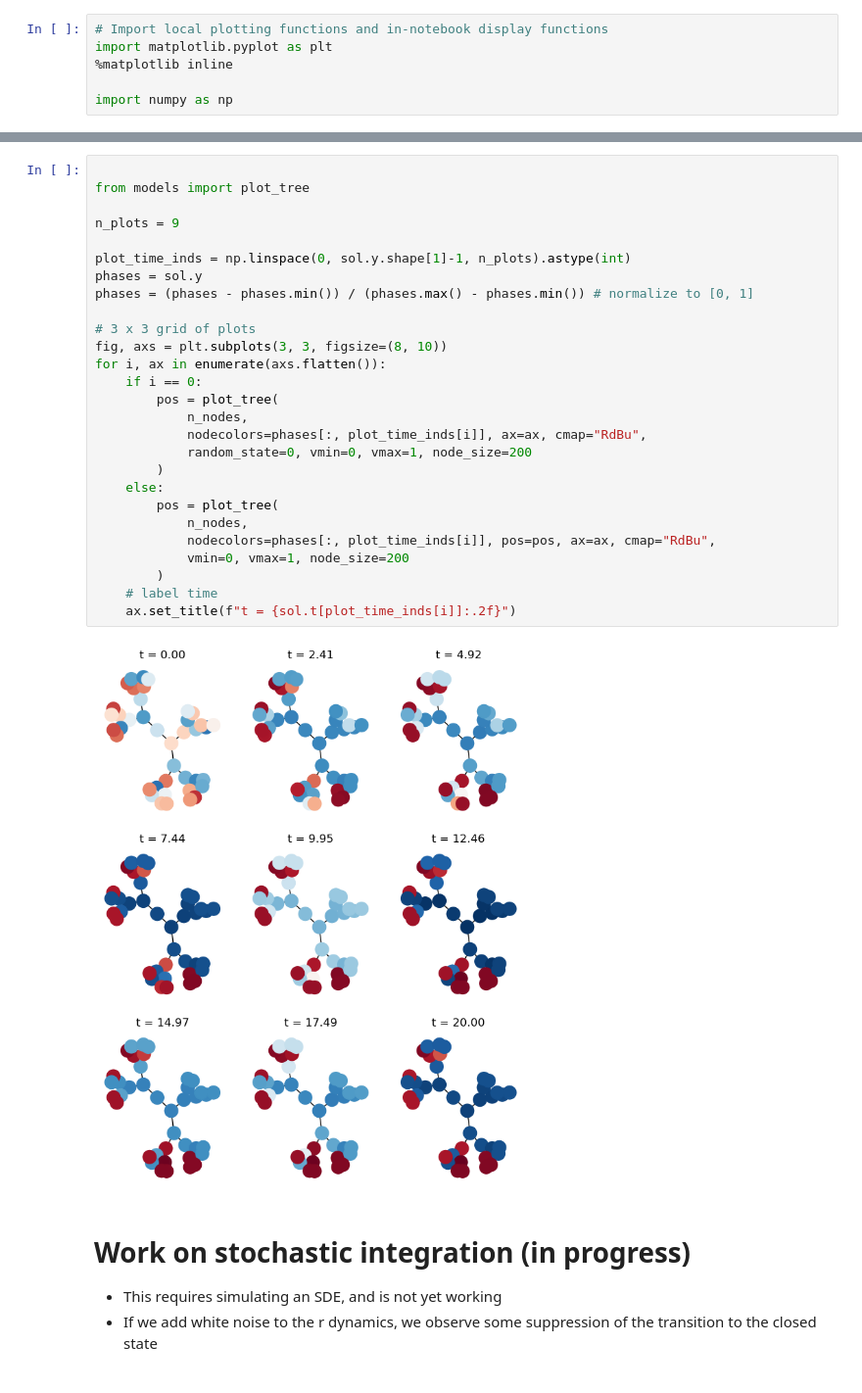
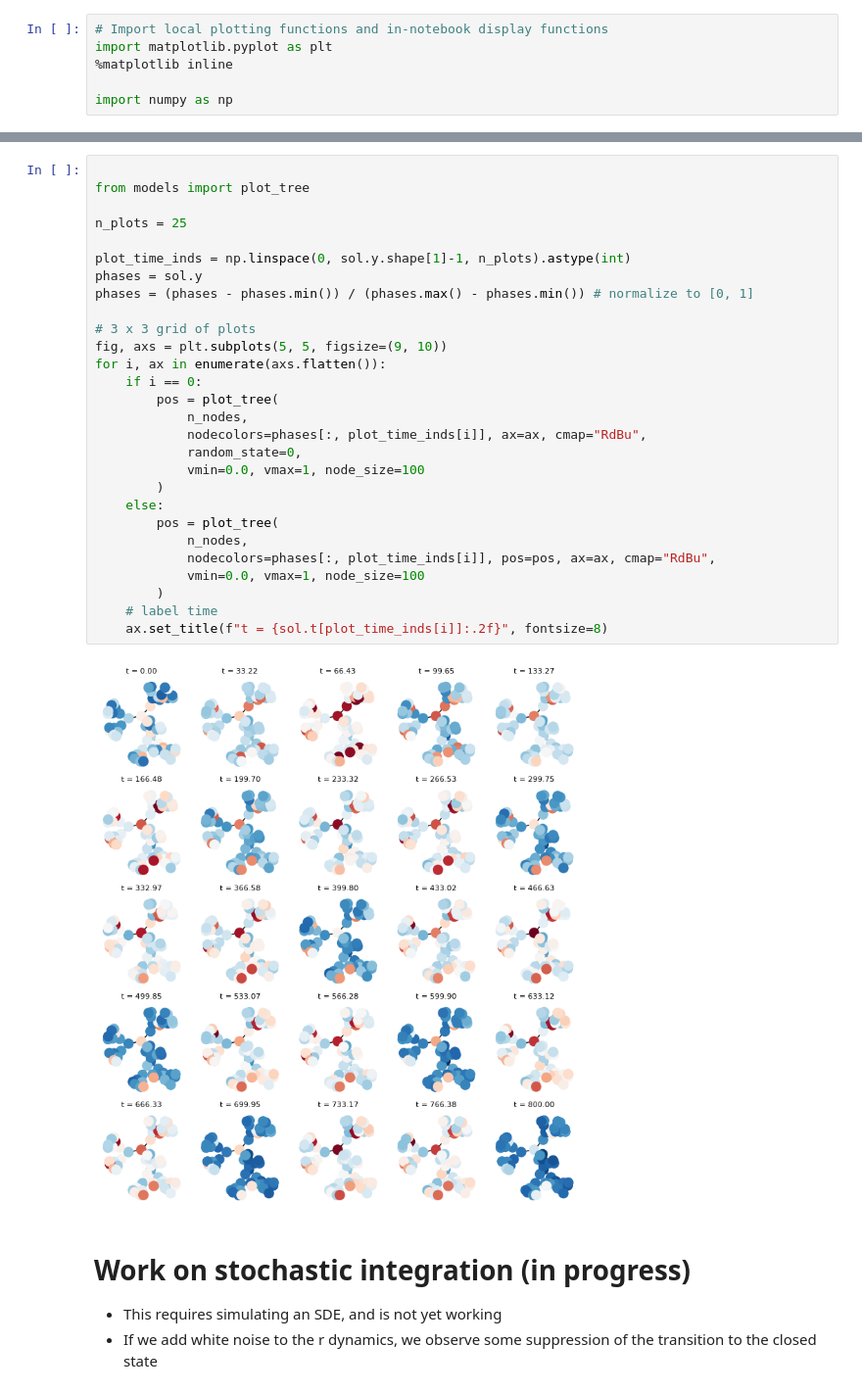
Before and after one commit to williamgilpin/alveoli, a Jupyter notebook: alveoli_model.ipynb, the cells around one changed output, grey strips where cells are left out. Shown: that part at 98% size. Saved outputs shown, nothing was run; the diff lists cells and outputs as text.

```diff
--- a/alveoli_model.ipynb
+++ b/alveoli_model.ipynb
@@ -93,32 +174,33 @@ Text(0, 0.5, 'Alveoli radius')
 # %%
 
 from models import plot_tree
 
-n_plots = 9
+n_plots = 25
 
 plot_time_inds = np.linspace(0, sol.y.shape[1]-1, n_plots).astype(int)
 phases = sol.y
 phases = (phases - phases.min()) / (phases.max() - phases.min()) # normalize to [0, 1]
 
 # 3 x 3 grid of plots
-fig, axs = plt.subplots(3, 3, figsize=(8, 10))
+fig, axs = plt.subplots(5, 5, figsize=(9, 10))
 for i, ax in enumerate(axs.flatten()):
     if i == 0:
         pos = plot_tree(
             n_nodes,
             nodecolors=phases[:, plot_time_inds[i]], ax=ax, cmap="RdBu",
-            random_state=0, vmin=0, vmax=1, node_size=200
+            random_state=0,
+            vmin=0.0, vmax=1, node_size=100
         )
     else:
         pos = plot_tree(
             n_nodes,
             nodecolors=phases[:, plot_time_inds[i]], pos=pos, ax=ax, cmap="RdBu",
-            vmin=0, vmax=1, node_size=200
+            vmin=0.0, vmax=1, node_size=100
         )
     # label time
-    ax.set_title(f"t = {sol.t[plot_time_inds[i]]:.2f}")
+    ax.set_title(f"t = {sol.t[plot_time_inds[i]]:.2f}", fontsize=8)
 # %% [output]
-[figure, old version]
+[figure, new version]
 # %% [markdown]
 # Work on stochastic integration (in progress)
 
```
Also changed, not shown: parts of 7 cells of this notebook.
